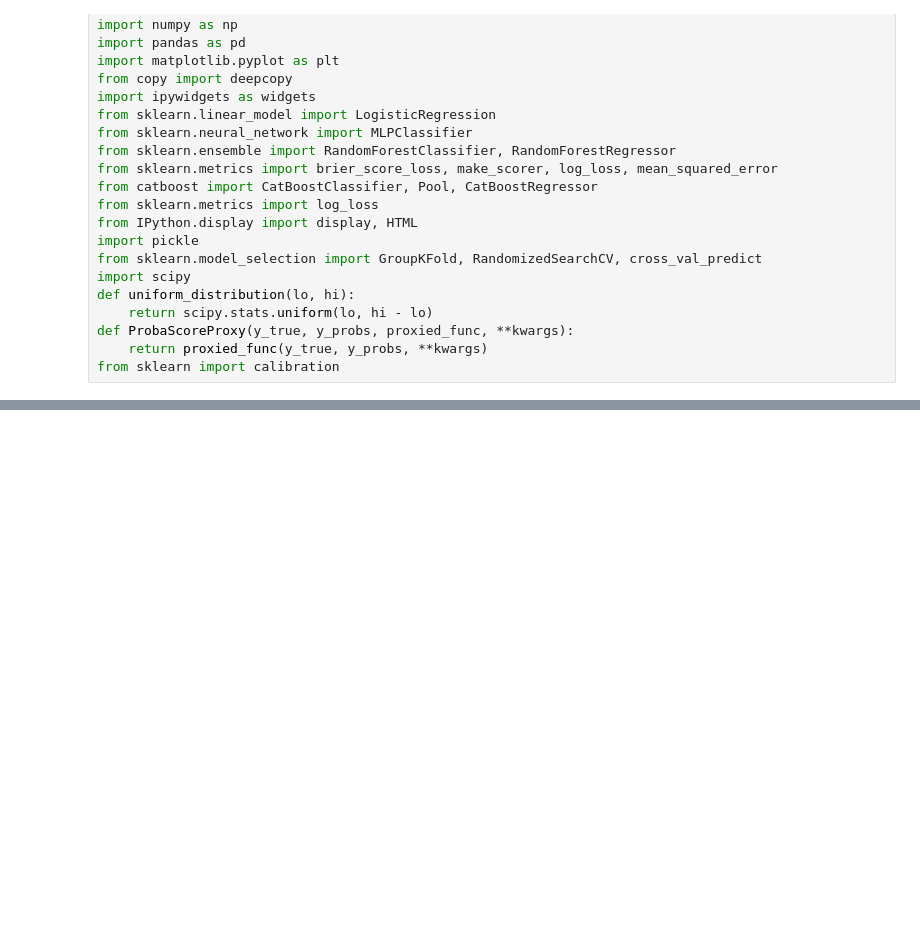
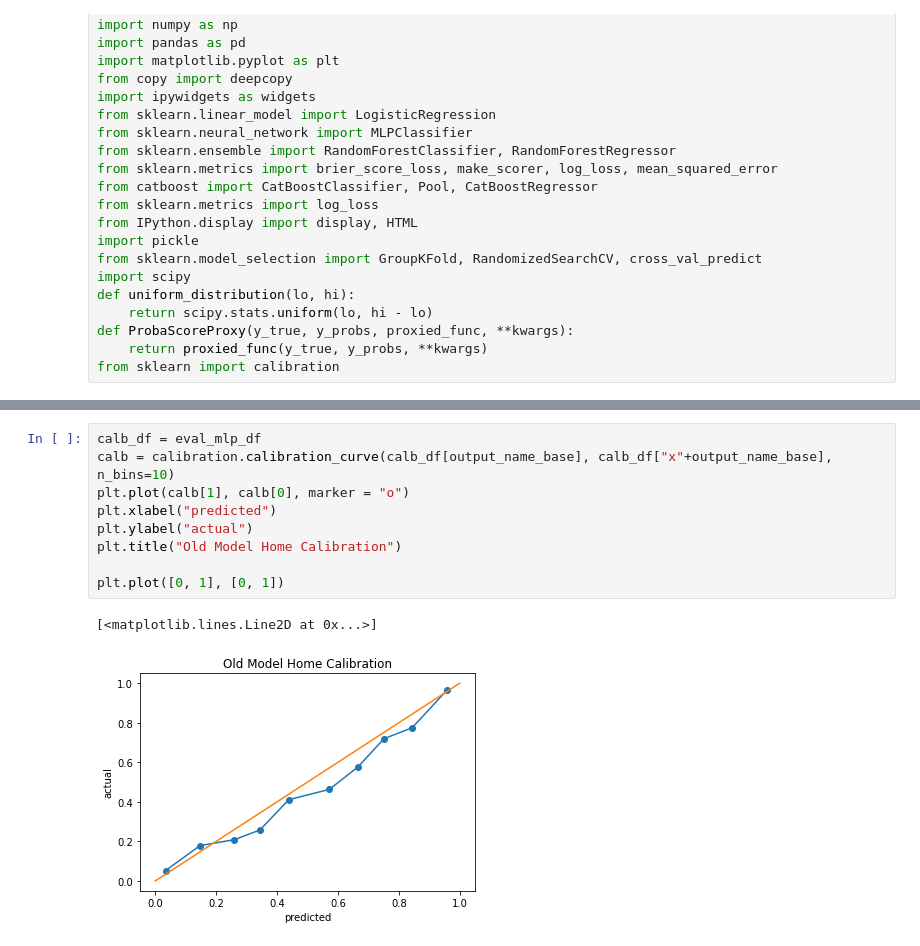
Before and after one commit to lucas-haupt/nfl-live-win-probability, a Jupyter notebook: notebooks/create_base_models.ipynb, the cells around one changed output, grey strips where cells are left out. Cells and saved outputs as stored; diff of their text form; blank space fills up the shorter version.

```diff
--- a/notebooks/create_base_models.ipynb
+++ b/notebooks/create_base_models.ipynb
@@ -28,0 +171,12 @@ from sklearn import calibration
+# %%
+calb_df = eval_mlp_df
+calb = calibration.calibration_curve(calb_df[output_name_base], calb_df["x"+output_name_base], n_bins=10)
+plt.plot(calb[1], calb[0], marker = "o")
+plt.xlabel("predicted")
+plt.ylabel("actual")
+plt.title("Old Model Home Calibration")
+
+plt.plot([0, 1], [0, 1])
+# %% [output]
+[<matplotlib.lines.Line2D at 0x...>]
+[figure, added]
```
Also changed, not shown: parts of 12 cells of this notebook, 3 other files.
